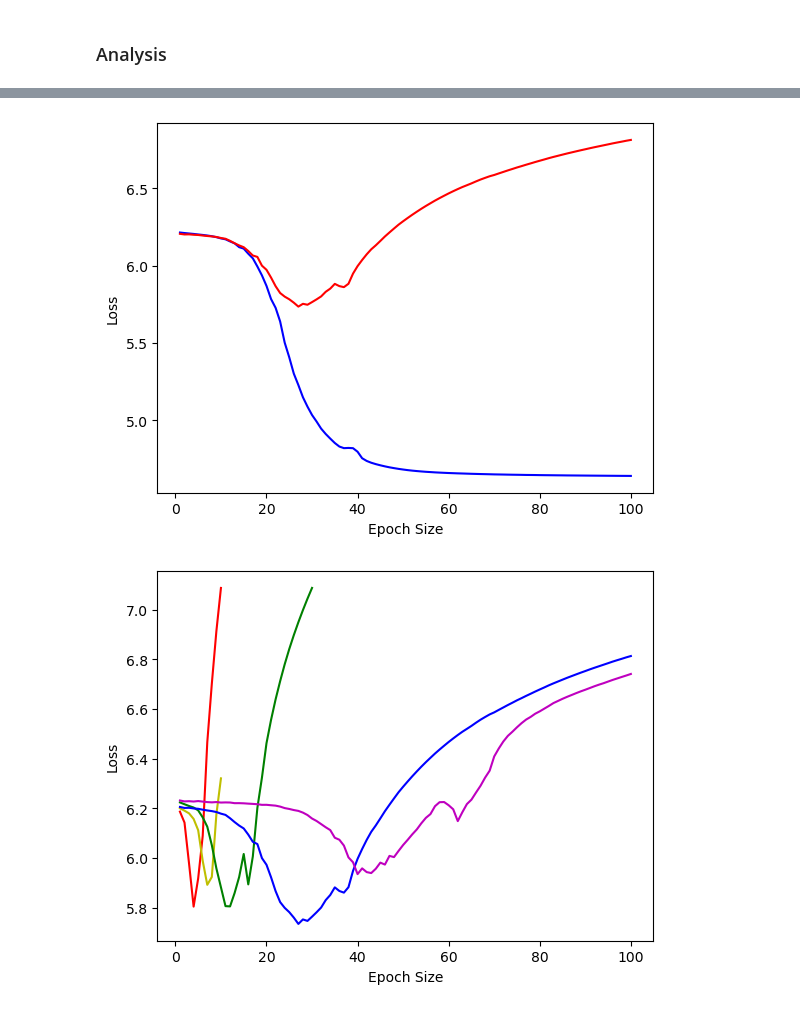
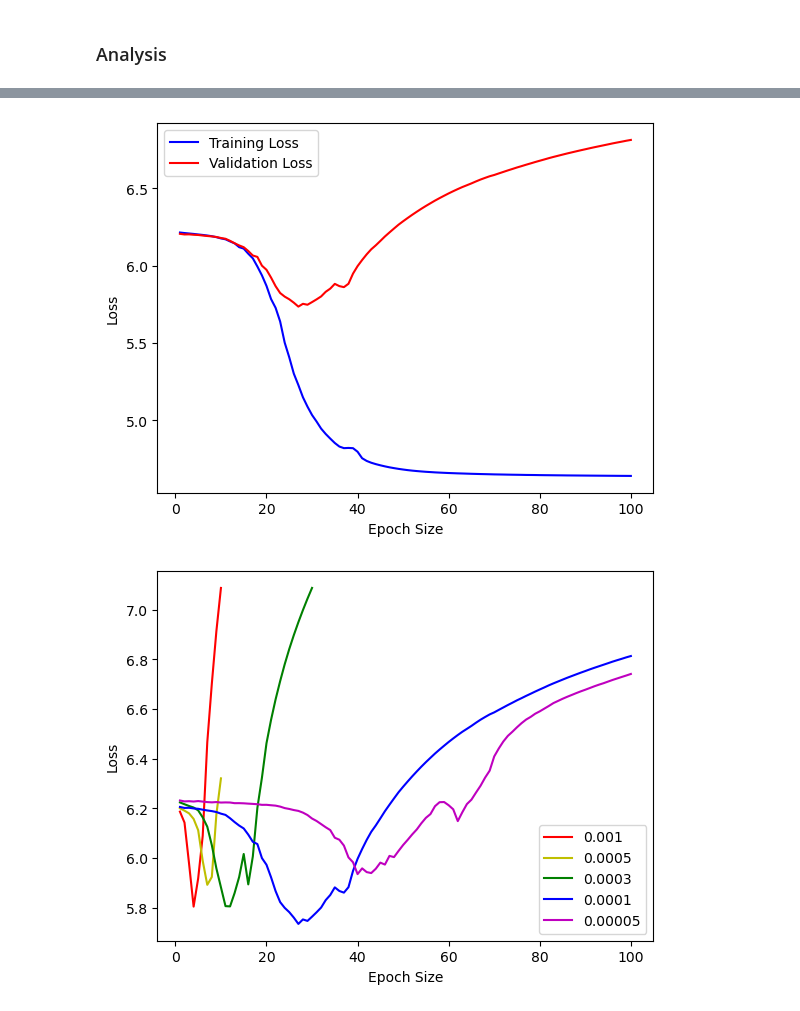
Before and after one commit to ojnim/CS365, a Jupyter notebook: notebook/FinalProject.ipynb, the cells around one changed output, grey strips where cells are left out. Cells and saved outputs as stored; diff of their text form; code cells hidden in the pictures.

Commit message:
graph update

```diff
--- a/notebook/FinalProject.ipynb
+++ b/notebook/FinalProject.ipynb
@@ -502,12 +503,13 @@ Val_Loss  = [
 
 
 plt.plot(Epoch_list, Train_Loss, color='b', label='Training Loss')
-plt.plot(Epoch_list, Val_Loss, color='r', label='Val Loss')
+plt.plot(Epoch_list, Val_Loss, color='r', label='Validation Loss')
 plt.xlabel('Epoch Size')
 plt.ylabel('Loss')
+plt.legend()
 plt.show()
 # %% [output]
-[figure, old version]
+[figure, new version]
 # %%
 #Learning rate
 
@@ -551,31 +553,32 @@ low_loss = batch_512 = [
     6.036483287811279, 6.073141574859619, 6.105752468109131, 6.131485939025879, 6.159761905670166,
     6.188618183135986, 6.214671611785889, 6.240106582641602, 6.265035152435303, 6.287106037139893,
     6.3083038330078125, 6.328974723815918, 6.348723888397217, 6.367854595184326, 6.386116027832031,
     6.4035139083862305, 6.42072057723999, 6.436737537384033, 6.452157497406006, 6.467240333557129,
     6.4814958572387695, 6.495221138000488, 6.508294582366943, 6.520020484924316, 6.531926155090332,
     6.544775009155273, 6.5568718910217285, 6.56773567199707, 6.578110218048096, 6.586369037628174,
     6.596358776092529, 6.606138229370117, 6.615963935852051, 6.62530517578125, 6.6348795890808105,
     6.643588066101074, 6.652679443359375, 6.661296367645264, 6.670129776000977, 6.678522109985352,
     6.686741828918457, 6.695244789123535, 6.703073978424072, 6.710551738739014, 6.718006610870361,
     6.725402355194092, 6.732363224029541, 6.739287376403809, 6.746131896972656, 6.752675533294678,
     6.759415626525879, 6.765814781188965, 6.771942138671875, 6.778116226196289, 6.7842793464660645,
     6.7905802726745605, 6.796350955963135, 6.8019208908081055, 6.8077826499938965, 6.8130621910095215
 ]
 
 #Learning rate 0.0003
 mid_loss = [6.2239990234375,6.216647148132324,6.209654331207275,6.203518867492676,6.192065715789795,6.163589000701904,6.126288414001465,6.051880836486816,5.958495140075684,5.882617950439453,5.806708812713623,5.805641174316406,5.859466552734375,5.924002170562744,6.01662015914917,5.8942551612854,6.006546497344971,6.201990127563477,6.32350492477417,6.462177276611328,6.555911540985107,6.638702392578125,6.71204948425293,6.779936790466309,6.841231822967529,6.897190093994141,6.949131011962891,6.997842311859131,7.043798923492432,7.087125301361084]
 #Learning rate 0.0005
 high_loss = [6.200469017028809, 6.190797328948975,6.179993152618408,6.157564640045166,6.112344264984131,5.988590717315674,5.892480373382568,5.924180030822754,6.176090717315674,6.3208088874816895]
 #Learning rate 0.001
 very_high_loss = [6.186917781829834, 6.1429266929626465, 5.977673053741455, 5.804806709289551, 5.918024063110352, 6.089465141296387, 6.466081142425537, 6.701893329620361, 6.913250923156738, 7.087080955505371]
 
 plt.plot(Epoch_list_short, very_high_loss,color='r', label='0.001')
 plt.plot(Epoch_list_short, high_loss, color='y', label='0.0005')
 plt.plot(Epoch_list_mid, mid_loss, color='g', label='0.0003')
 plt.plot(Epoch_list_long, low_loss, color='b', label='0.0001')
 plt.plot(Epoch_list_long, lowest_loss, color='m', label='0.00005')
 plt.xlabel('Epoch Size')
 plt.ylabel('Loss')
+plt.legend()
 plt.show()
 # %% [output]
-[figure, old version]
+[figure, new version]
```
Also changed, not shown: parts of 1 cell of this notebook.
